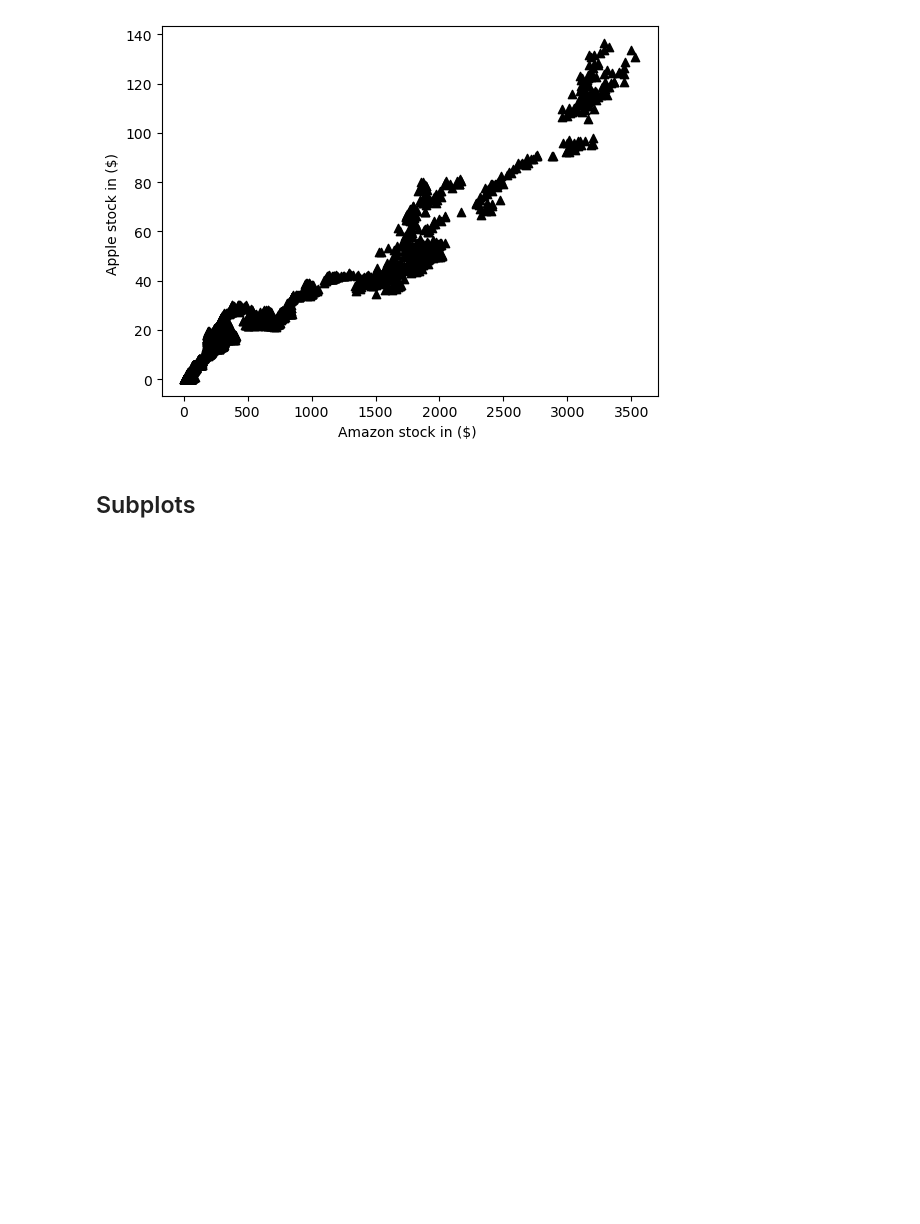
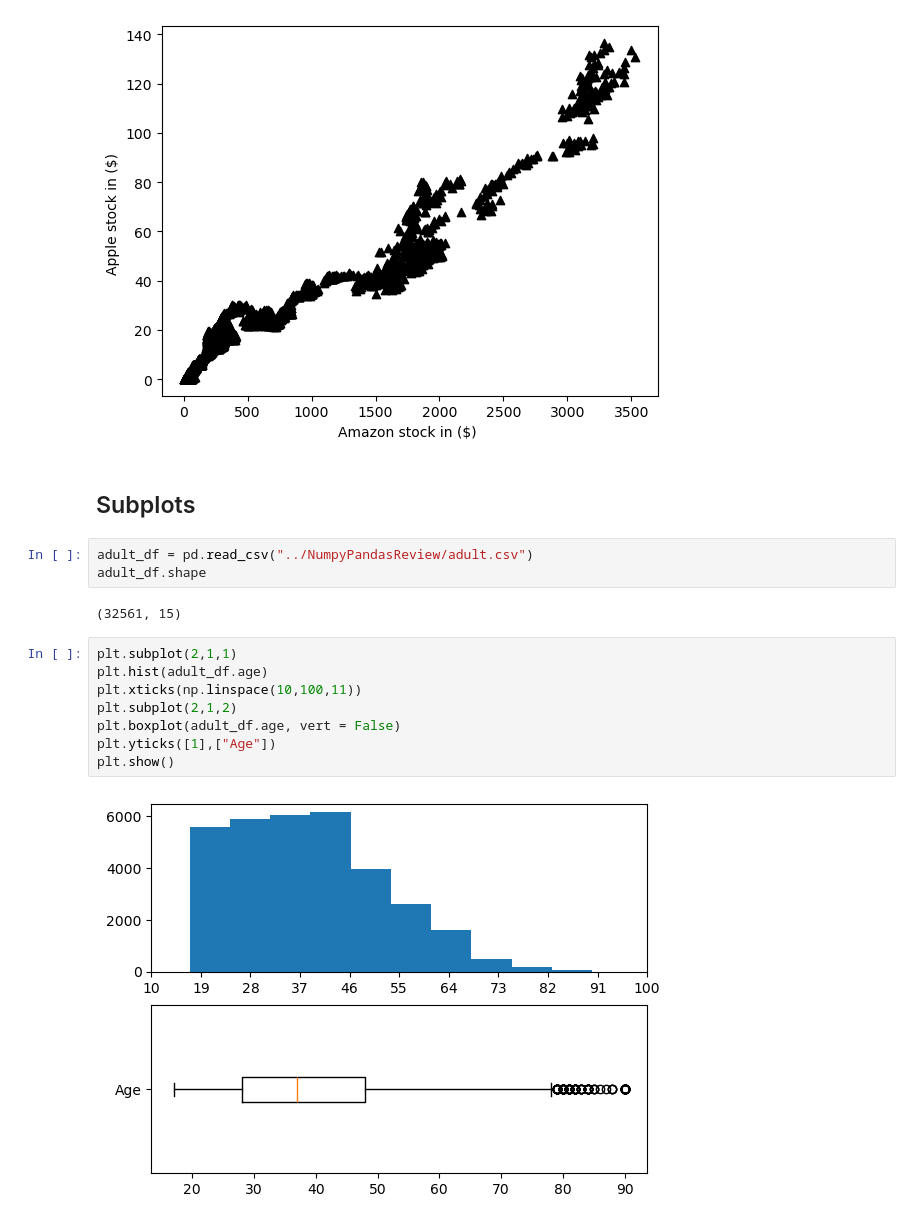
Before and after one commit to jhansi-siriprolu/MachineLearning, a Jupyter notebook: ML/DataPreprocessing/Visualization/adult.ipynb, the cells around one changed output. Saved outputs shown, nothing was run; the diff lists cells and outputs as text; blank space fills up the shorter version.

```diff
--- a/ML/DataPreprocessing/Visualization/adult.ipynb
+++ b/ML/DataPreprocessing/Visualization/adult.ipynb
@@ -67,3 +67,18 @@ plt.show()
 [figure]
 # %% [markdown]
 ## Subplots
+# %%
+adult_df = pd.read_csv("../NumpyPandasReview/adult.csv")
+adult_df.shape
+# %% [output]
+(32561, 15)
+# %%
+plt.subplot(2,1,1)
+plt.hist(adult_df.age)
+plt.xticks(np.linspace(10,100,11))
+plt.subplot(2,1,2)
+plt.boxplot(adult_df.age, vert = False)
+plt.yticks([1],["Age"])
+plt.show()
+# %% [output]
+[figure, added]
```
Also changed, not shown: parts of 3 cells of this notebook, 2 other files.
